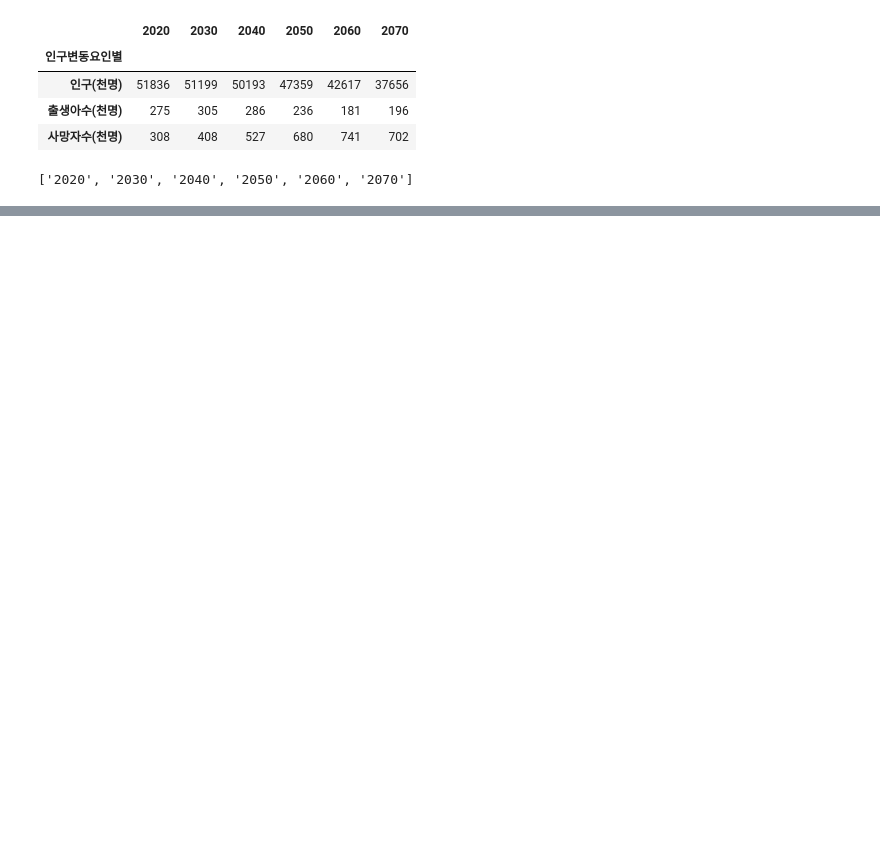
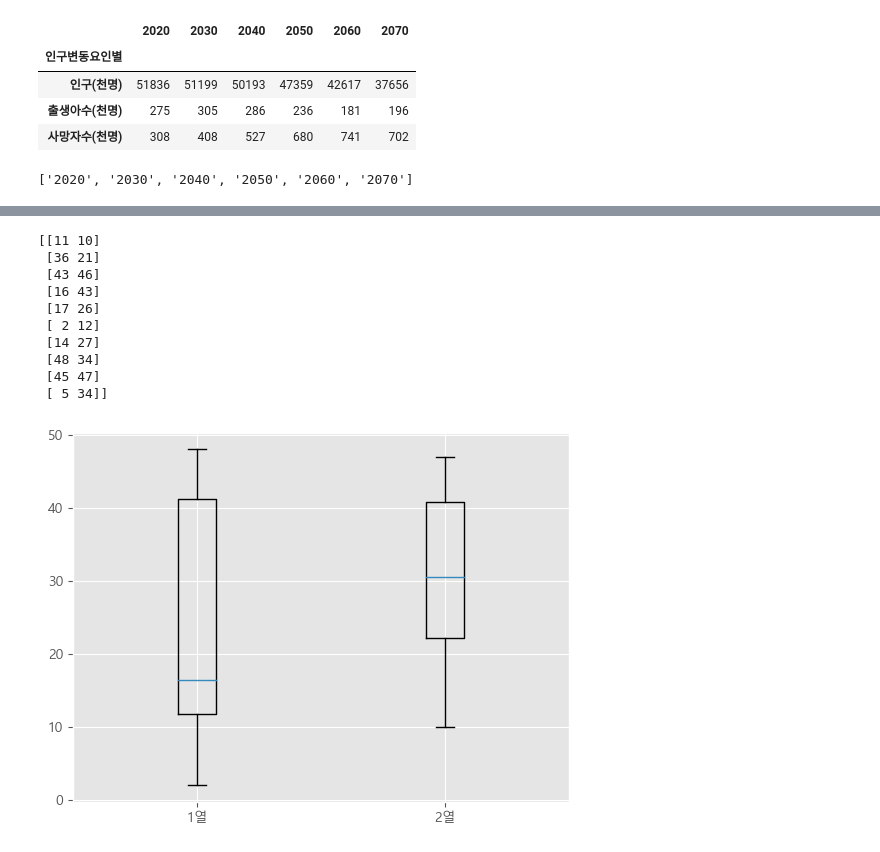
Before and after one commit to ydydydydydy/PythonStudy, a Jupyter notebook: python_lib/05.Matplotlib.ipynb, the cells around one changed output, grey strips where cells are left out. Saved outputs shown, nothing was run; the diff lists cells and outputs as text; code cells hidden in the pictures; blank space fills up the shorter version.

```diff
--- a/python_lib/05.Matplotlib.ipynb
+++ b/python_lib/05.Matplotlib.ipynb
@@ -592,0 +646,19 @@ plt.show()
+# %%
+# 2D 데이터 준비하여 박스 플롯 그려보기
+np.random.seed(6)
+tmp_data2 = np.random.randint(1,50,size=(10,2))
+print(tmp_data2)
+plt.boxplot(tmp_data2, labels = ['1열','2열'])
+plt.show()
+# %% [output]
+[[11 10]
+ [36 21]
+ [43 46]
+ [16 43]
+ [17 26]
+ [ 2 12]
+ [14 27]
+ [48 34]
+ [45 47]
+ [ 5 34]]
+[figure, added]
```
Also changed, not shown: parts of 143 cells of this notebook, 3 other files.
